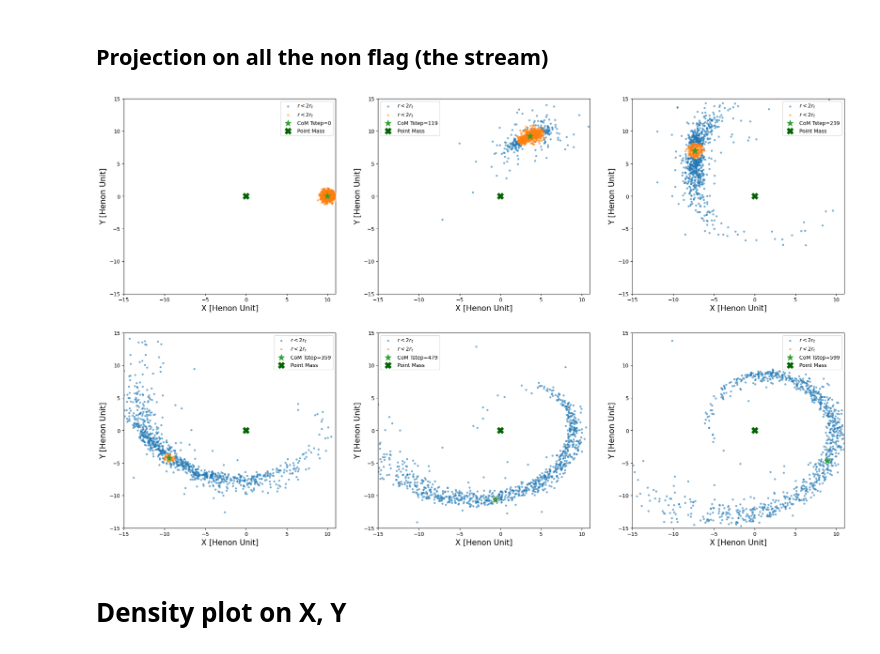
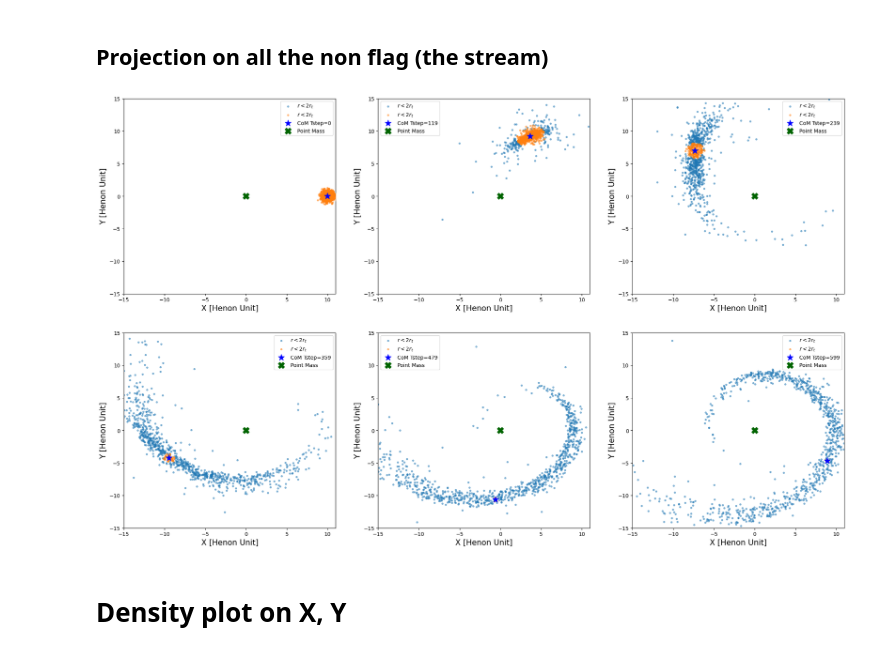
Before and after one commit to Berto70/pod_compastro23, a Jupyter notebook: Project/Analysis.ipynb, the cells around one changed output. Drawn from its saved outputs; the diff is of its cells as text; code cells hidden in the pictures.

```diff
--- a/Project/Analysis.ipynb
+++ b/Project/Analysis.ipynb
@@ -544,24 +544,24 @@ for k, time in enumerate(important_time):
 # %%
 com_history = np.array(com_history)
 step = np.arange(0, len(com_history), 1)
 
 fig = plt.figure(figsize=(25, 15))
 for k, time in enumerate(important_time):
     flag = flag_history[time]
     no_flag = ~flag
     ax = fig.add_subplot(2, 3, k+1)
 
     ax.scatter(position[time, :, 0][no_flag], position[time, :, 1][no_flag],  marker='.', label=r'$r<2r_t$', zorder=-100, alpha=0.5)
     ax.scatter(position[time, :, 0][flag], position[time, :, 1][flag],  marker='.', label=r'$r<2r_t$', zorder=100, alpha=0.5)
-    ax.scatter(com_history[time, 0], com_history[time, 1],  marker='*', s=150, label=f'CoM Tstep={time}', c=zorder=100)
+    ax.scatter(com_history[time, 0], com_history[time, 1],  marker='*', s=150, label=f'CoM Tstep={time}', c='blue', zorder=100)
     ax.scatter(0,0, c='darkgreen', marker='X', s=150, label='Point Mass')
     ax.set_xlim(-semi_major_axis-5, semi_major_axis+1)
     ax.set_ylim(-semi_major_axis-5, semi_major_axis+5)
     ax.set_xlabel('X [Henon Unit]', fontsize=15)
     ax.set_ylabel('Y [Henon Unit]', fontsize=15)
     ax.legend()
 # %% [output]
-[figure, old version]
+[figure, new version]
 # %% [markdown]
 # Density plot on X, Y
 # %%
```
Also changed, not shown: parts of 4 cells of this notebook.
